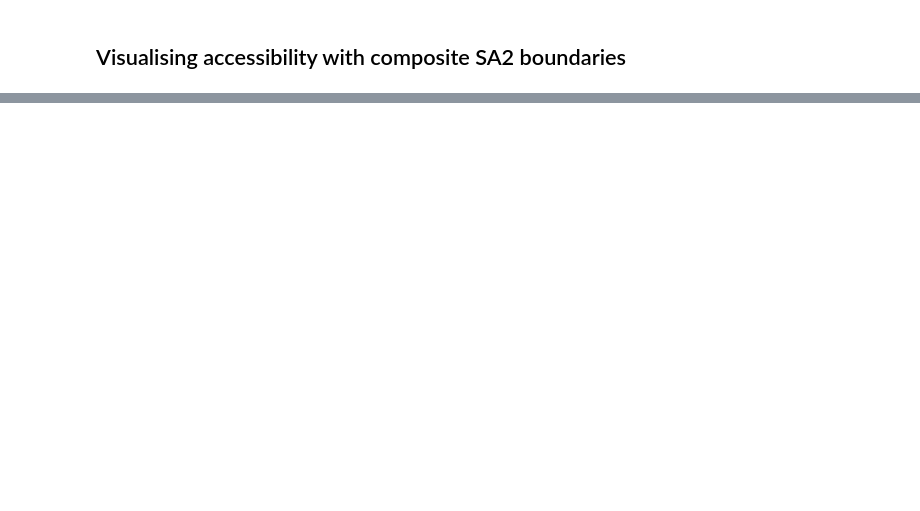
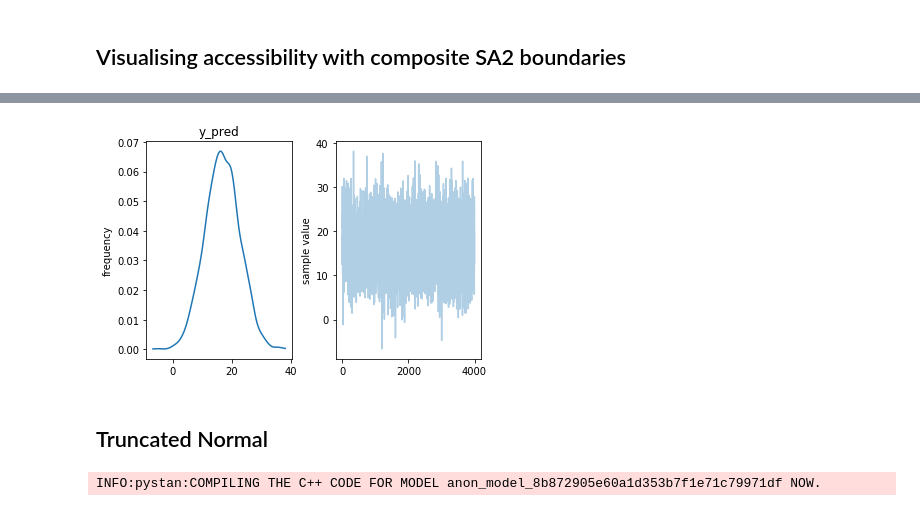
Before and after one commit to shriv/accessibility-series, a Jupyter notebook: Visualising accessibility by suburb.ipynb, the cells around one changed output, grey strips where cells are left out. Cells and saved outputs as stored; diff of their text form; code cells hidden in the pictures; blank space fills up the shorter version.

```diff
--- a/Visualising accessibility by suburb.ipynb
+++ b/Visualising accessibility by suburb.ipynb
@@ -373,0 +415,8 @@ NameError: name 'wlg_area_units' is not defined
+# %%
+# Run precompiled model
+hataitai = playground_df[playground_df['suburb'] == 'Hataitai']
+
+hataitai_dat = {'n': hataitai.shape[0],
+                'y': hataitai['accessibility'].values,}
+hataitai_fit = norm_model.sampling(hataitai_dat, chains=4)
+print(hataitai_fit)
@@ -373,0 +438,47 @@ NameError: name 'wlg_area_units' is not defined
+# %%
+fig = hataitai_fit.plot(pars=['y_pred'])
+fig.subplots_adjust(hspace=1.0, wspace=0.3)
+# %% [output]
+[figure, added]
+# %% [markdown]
+## Truncated Normal
+# %%
+trunc_norm_code = """
+functions {
+    real normal_lb_rng(real mu, real sigma, real lb) {
+        real p = normal_cdf(lb, mu, sigma);  // cdf for bounds
+        real u = uniform_rng(p, 1);
+        return (sigma * inv_Phi(u)) + mu;  // inverse cdf for value
+    }
+    real normal_lub_rng(real mu, real sigma, real lb, real ub) {
+        real p_lb = normal_cdf(lb, mu, sigma);
+        real p_ub = normal_cdf(ub, mu, sigma);
+        real u = uniform_rng(p_lb, p_ub);
+        real y = mu + sigma * Phi(u);
+return y; }
+}
+data {
+    int N;
+    real L;
+    real U;
+    real<lower=L> y[N];
+}
+parameters {
+    real<lower=0, upper=60> mu;
+    real<lower=0, upper=20> sigma;
+}
+model {
+    for (n in 1:N)
+        y[n] ~ normal(mu, sigma) T[L,];
+        }
+generated quantities {
+    real y_pred;
+    y_pred = normal_lb_rng(mu, sigma, L);
+}
+"""
+
+model = pystan.StanModel(model_code=trunc_norm_code)
+su.save(model, 'trunc_norm_model.pic')
+trunc_norm_model = su.load('trunc_norm_model.pic')
+# %% [output]
+INFO:pystan:COMPILING THE C++ CODE FOR MODEL anon_model_8b872905e60a1d353b7f1e71c79971df NOW.
```
Also changed, not shown: parts of 24 cells of this notebook.
